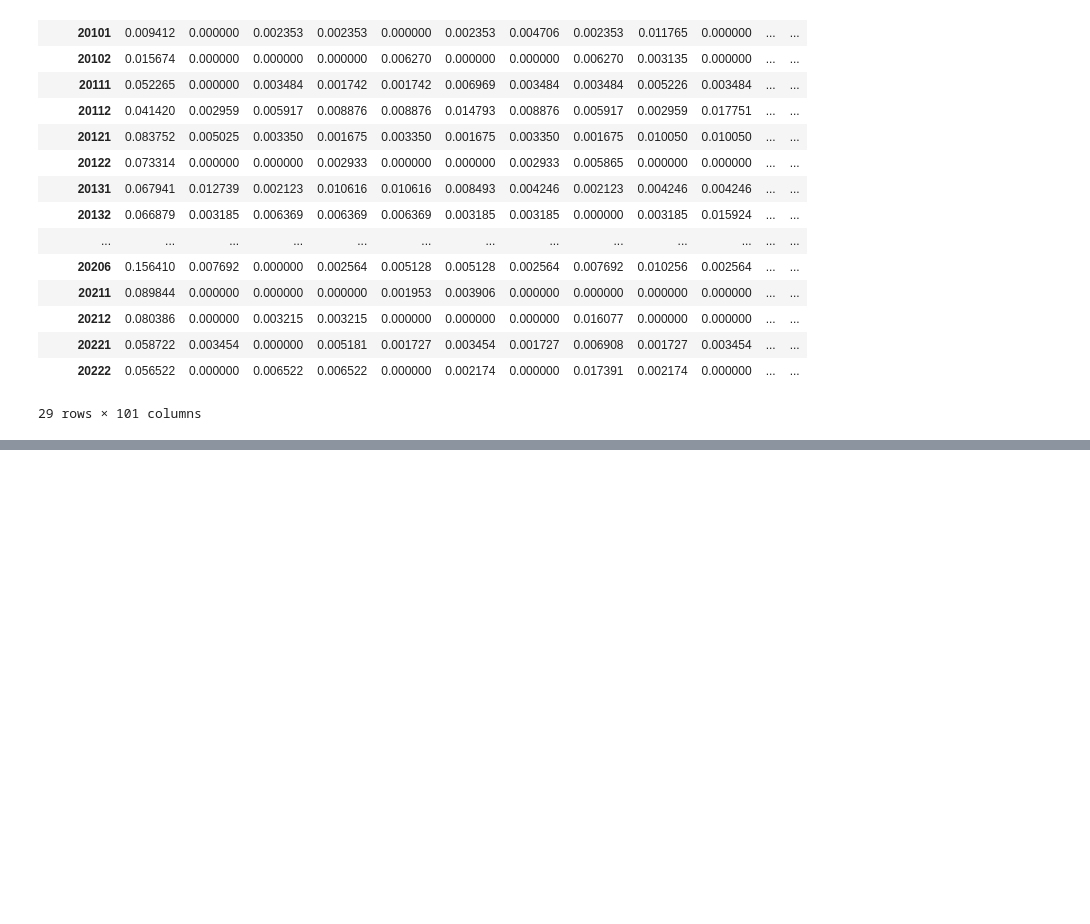
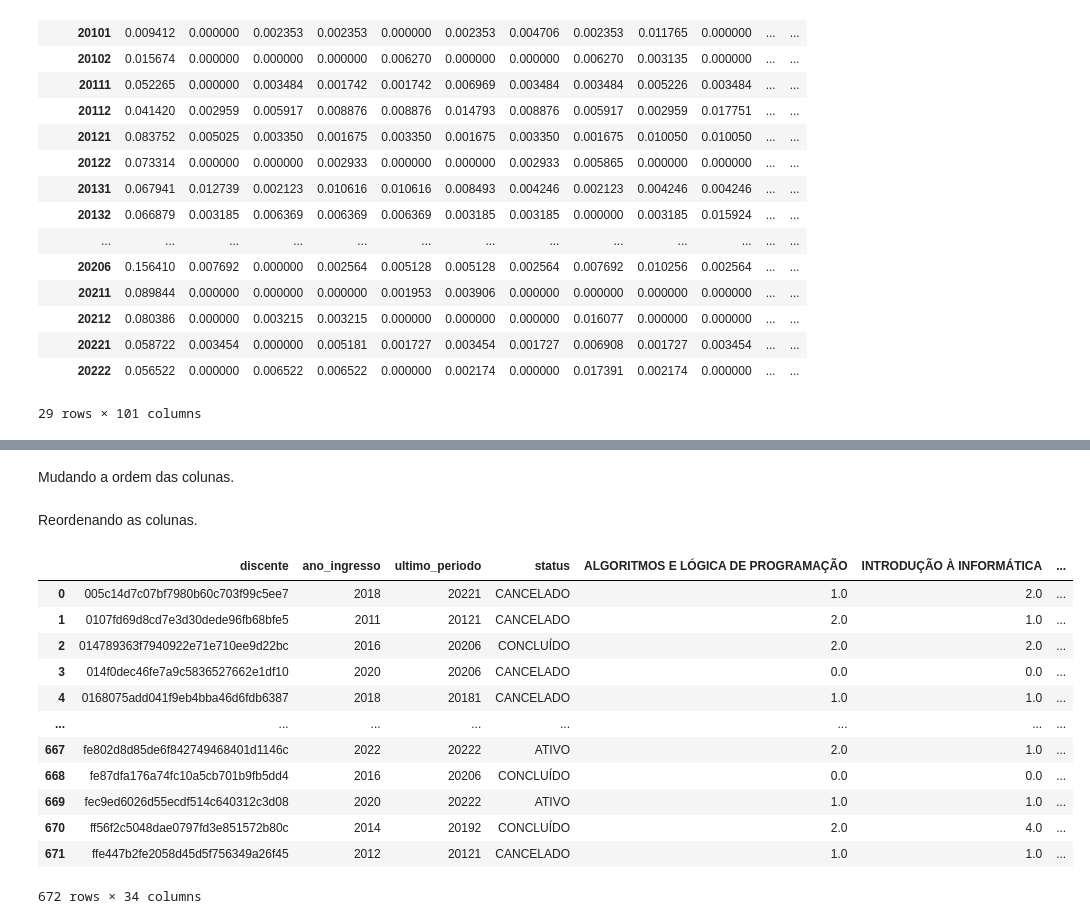
Before and after one commit to wanessabezerra/dataframe-bsi, a Jupyter notebook: datasets/dados-extraidos.ipynb, the cells around one changed output, grey strips where cells are left out. Drawn from its saved outputs; the diff is of its cells as text; code cells hidden in the pictures; blank space fills up the shorter version.

Commit message:
:hammer: Manipulação de dados para gerar uma tabela #4

```diff
--- a/datasets/dados-extraidos.ipynb
+++ b/datasets/dados-extraidos.ipynb
@@ -159,0 +135,2 @@ print(tabela_final)
+# %%
+tabela_final = tabela_final.fillna(0)
@@ -159,0 +149,3 @@ print(tabela_final)
+# %%
+ultimo_periodo = df_dados_filtrado.groupby('discente')['ano'].max().reset_index()
+ultimo_periodo.rename(columns={'ano': 'ultimo_periodo'}, inplace=True)
@@ -159,0 +154,3 @@ print(tabela_final)
+# %%
+tabela_final = tabela_final.merge(ultimo_periodo, on='discente', how='left')
+tabela_final
@@ -160,2 +171,55 @@ print(tabela_final)
+# %% [markdown]
+Mudando a ordem das colunas.
+# %%
+colunas_ordenadas = ['discente', 'ano_ingresso', 'ultimo_periodo', 'status',
+                    'ALGORITMOS E LÓGICA DE PROGRAMAÇÃO',
+                    'INTRODUÇÃO À INFORMÁTICA',
+                    'FUNDAMENTOS DE MATEMÁTICA',
+                    'LÓGICA',
+                    'TEORIA GERAL DA ADMINISTRAÇÃO',
+                    'PROGRAMAÇÃO',
+                    'CÁLCULO DIFERENCIAL E INTEGRAL',
+                    'TEORIA GERAL DOS SISTEMAS',
+                    'PROGRAMAÇÃO ORIENTADA A OBJETOS I',
+                    'ESTRUTURA DE DADOS',
+                    'ÁLGEBRA LINEAR',
+                    'ORGANIZAÇÃO, SISTEMAS E MÉTODOS',
+                    'FUNDAMENTOS DE SISTEMAS DE INFORMAÇÃO',
+                    'PROGRAMAÇÃO WEB',
+                    'ARQUITETURA DE COMPUTADORES',
+                    'PROBABILIDADE E ESTATÍSTICA',
+                    'BANCO DE DADOS',
+                    'ENGENHARIA DE SOFTWARE I',
+                    'PROGRAMAÇÃO ORIENTADA A OBJETOS II',
+                    'SISTEMAS OPERACIONAIS',
+                    'PROJETO E ADMINISTRAÇÃO DE BANCO DE DADOS',
+                    'ENGENHARIA DE SOFTWARE II',
+                    'REDES DE COMPUTADORES',
+                    'CONTABILIDADE E CUSTOS',
+                    'EMPREENDEDORISMO EM INFORMÁTICA',
+                    'GESTÃO DE PROJETO DE SOFTWARE',
+                    'PROGRAMAÇÃO VISUAL',
+                    'MATEMÁTICA FINANCEIRA',
+                    'SISTEMAS DE APOIO À DECISÃO',
+                    'ÉTICA']
+# %% [markdown]
+Reordenando as colunas.
+# %%
+tabela_final = tabela_final[colunas_ordenadas]
+tabela_final
+# %% [output]
+|  | discente | ano_ingresso | ultimo_periodo | status | ALGORITMOS E LÓGICA DE PROGRAMAÇÃO | INTRODUÇÃO À INFORMÁTICA | ... |
+| 0 | 005c14d7c07bf7980b60c703f99c5ee7 | 2018 | 20221 | CANCELADO | 1.0 | 2.0 | ... |
+| 1 | 0107fd69d8cd7e3d30dede96fb68bfe5 | 2011 | 20121 | CANCELADO | 2.0 | 1.0 | ... |
+| 2 | 014789363f7940922e71e710ee9d22bc | 2016 | 20206 | CONCLUÍDO | 2.0 | 2.0 | ... |
+| 3 | 014f0dec46fe7a9c5836527662e1df10 | 2020 | 20206 | CANCELADO | 0.0 | 0.0 | ... |
+| 4 | 0168075add041f9eb4bba46d6fdb6387 | 2018 | 20181 | CANCELADO | 1.0 | 1.0 | ... |
+| ... | ... | ... | ... | ... | ... | ... | ... |
+| 667 | fe802d8d85de6f842749468401d1146c | 2022 | 20222 | ATIVO | 2.0 | 1.0 | ... |
+| 668 | fe87dfa176a74fc10a5cb701b9fb5dd4 | 2016 | 20206 | CONCLUÍDO | 0.0 | 0.0 | ... |
+| 669 | fec9ed6026d55ecdf514c640312c3d08 | 2020 | 20222 | ATIVO | 1.0 | 1.0 | ... |
+| 670 | ff56f2c5048dae0797fd3e851572b80c | 2014 | 20192 | CONCLUÍDO | 2.0 | 4.0 | ... |
+| 671 | ffe447b2fe2058d45d5f756349a26f45 | 2012 | 20121 | CANCELADO | 1.0 | 1.0 | ... |
+672 rows × 34 columns
 # %%
 tabela_final.to_csv('tabela_final.csv', index=False, sep=';', quoting=csv.QUOTE_NONNUMERIC)
```
Also changed, not shown: parts of 13 cells of this notebook.
